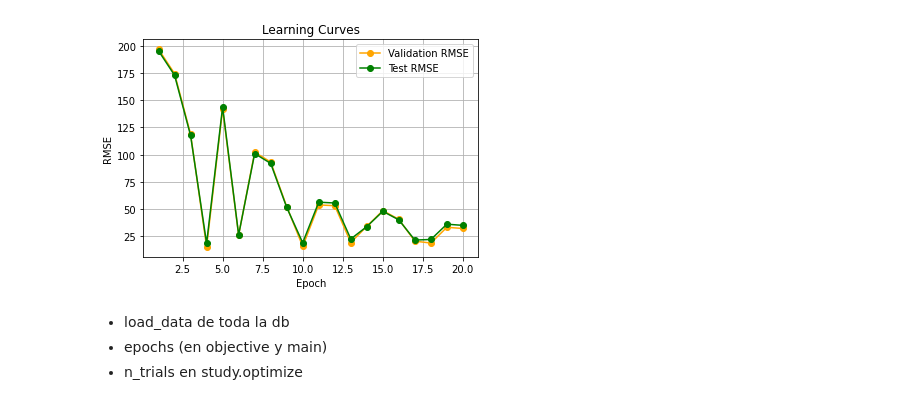
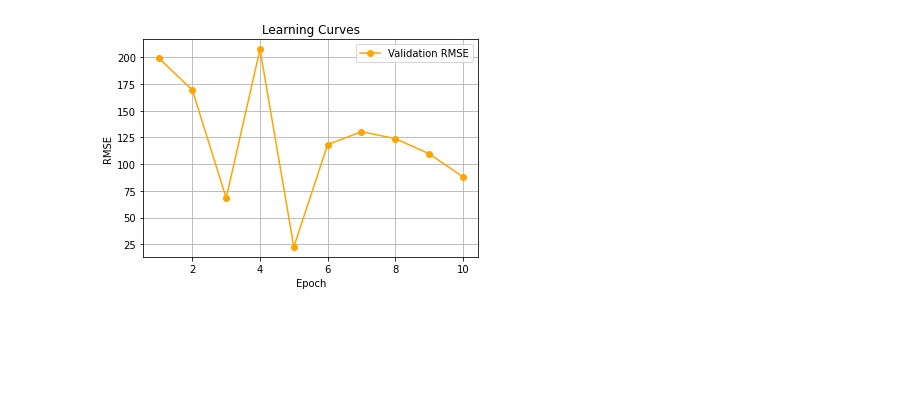
Before and after one commit to carlotapuente/tfg_ccsPrediction, a Jupyter notebook: tfg_main.ipynb, the cells around one changed output. Cells and saved outputs as stored; diff of their text form; code cells hidden in the pictures; blank space fills up the shorter version.

Commit message:
pruning + exceptions + other changes

```diff
--- a/tfg_main.ipynb
+++ b/tfg_main.ipynb
@@ -96,9 +95,13 @@ testloader = DataLoader(test_ds, batch_size=256, shuffle=False,num_workers=4)
 storage_name = "sqlite:///saint.db"
 study1 = optuna.create_study(study_name="step-1", storage=storage_name, load_if_exists=True)
 
-study1.optimize(lambda trial: objective(trial, cat_dims, con_idxs, trainloader, validloader, testloader, first_trial=True), n_trials=N_TRIALS)
+try:
+    study1.optimize(lambda trial: objective(trial, cat_dims, con_idxs, trainloader, validloader, first_trial=True), n_trials=N_TRIALS)
+except optuna.exceptions.OptunaError as e:
+        print(f"error: {e}")
 optim_params1 = study1.best_params
 
 lr = optim_params1['lr']
 wd = optim_params1['weight_decay']
+epochs = optim_params1['epochs']
 # %% [output]
@@ -111,5 +113,6 @@ wd = optim_params1['weight_decay']
 # %%
 # Create an unique id for step-2 based on the best hyperparameters from step-1
+# unique_id = hash("{}-{}".format(str(lr), str(wd), str(epochs)))
 unique_id = hash("{}-{}".format(str(lr), str(wd)))
 study = optuna.create_study(
     study_name=f"id_{unique_id}_step-2",
@@ -120,6 +123,15 @@ study = optuna.create_study(
     ),
     load_if_exists=True
 )
-study.optimize(lambda trial: objective(trial, cat_dims, con_idxs, trainloader, validloader, testloader, lr=lr, wd=wd), n_trials=N_TRIALS)
+
+try:
+    study.optimize(lambda trial: objective(trial, cat_dims, con_idxs, trainloader, validloader, lr=lr, wd=wd, epochs=epochs), n_trials=N_TRIALS)
+except RuntimeError as e:
+    if 'CUDA' in str(e) or 'out of memory' in str(e):
+        print(f"CUDA out of memory error encountered: {e}")
+        raise optuna.exceptions.TrialPruned()  # Prune trial if CUDA memory runs out
+    else:
+        raise e  # Raise other runtime errors
+
 optim_params = study.best_params
 # %% [output]
@@ -147,41 +143,36 @@ OutOfMemoryError: CUDA out of memory. Tried to allocate 826.00 MiB. GPU 0 has a
 # %%
-optim_params['mlp_hidden_mults'] = build_hidden_mults(optim_params['mlp_hidden_mults'])  # TODO: importar funcion
+optim_params['mlp_hidden_mults'] = build_hidden_mults(optim_params['mlp_hidden_mults'])
 
 model = SAINT(
     categories = tuple(cat_dims),
     num_continuous = len(con_idxs),
     dim = optim_params['dim'],
     dim_out = 1,
     depth = optim_params['depth'],
     heads = optim_params['heads'],
     attn_dropout = optim_params['attn_dropout'],
     ff_dropout = optim_params['ff_dropout'],
     mlp_hidden_mults = optim_params['mlp_hidden_mults'],
     cont_embeddings = 'MLP',
     attentiontype = 'colrow',
     final_mlp_style = optim_params['final_mlp_style'],
     y_dim = 1 # porque es regression
 )
 
 epochs = 10
 
 if optim_params['optimizer'] == 'SGD':
         optimizer = optim.SGD(model.parameters(), lr=optim_params1['lr'], momentum=0.9, weight_decay=optim_params1['weight_decay'])
 elif optim_params['optimizer'] == 'Adam':
     optimizer = optim.Adam(model.parameters(),lr=optim_params1['lr'])
 elif optim_params['optimizer'] == 'AdamW':
     optimizer = optim.AdamW(model.parameters(),lr=optim_params1['lr'])
 
 if optim_params['scheduler'] == 'cosine':
     scheduler = torch.optim.lr_scheduler.CosineAnnealingLR(optimizer, epochs)
 elif optim_params['scheduler'] == 'linear':
     scheduler = torch.optim.lr_scheduler.MultiStepLR(optimizer, milestones=[epochs // 2.667, epochs // 1.6, epochs // 1.142], gamma=0.1)
 
-valid_rmse = train(model, optimizer, scheduler, epochs, trainloader, validloader, testloader, plot=True)
+valid_rmse = train(model, optimizer, scheduler, epochs, trainloader, validloader, plot=True)
 # %% [output]
-[figure, old version]
+[figure, new version]
-# %% [markdown]
-
-- load_data de toda la db
-- epochs (en objective y main)
-- n_trials en study.optimize
```
Also changed, not shown: parts of 6 cells of this notebook, 2 other files.
